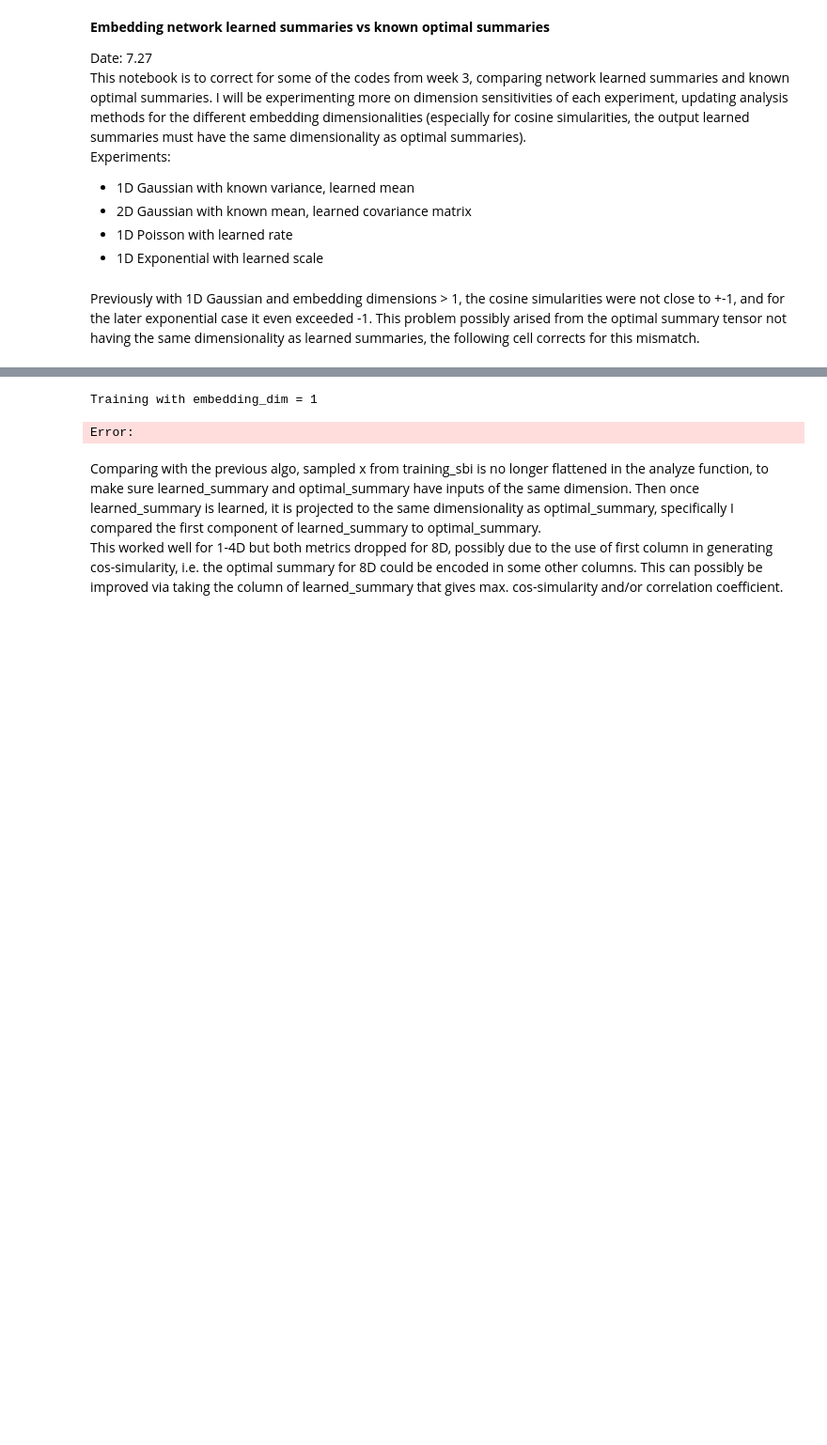
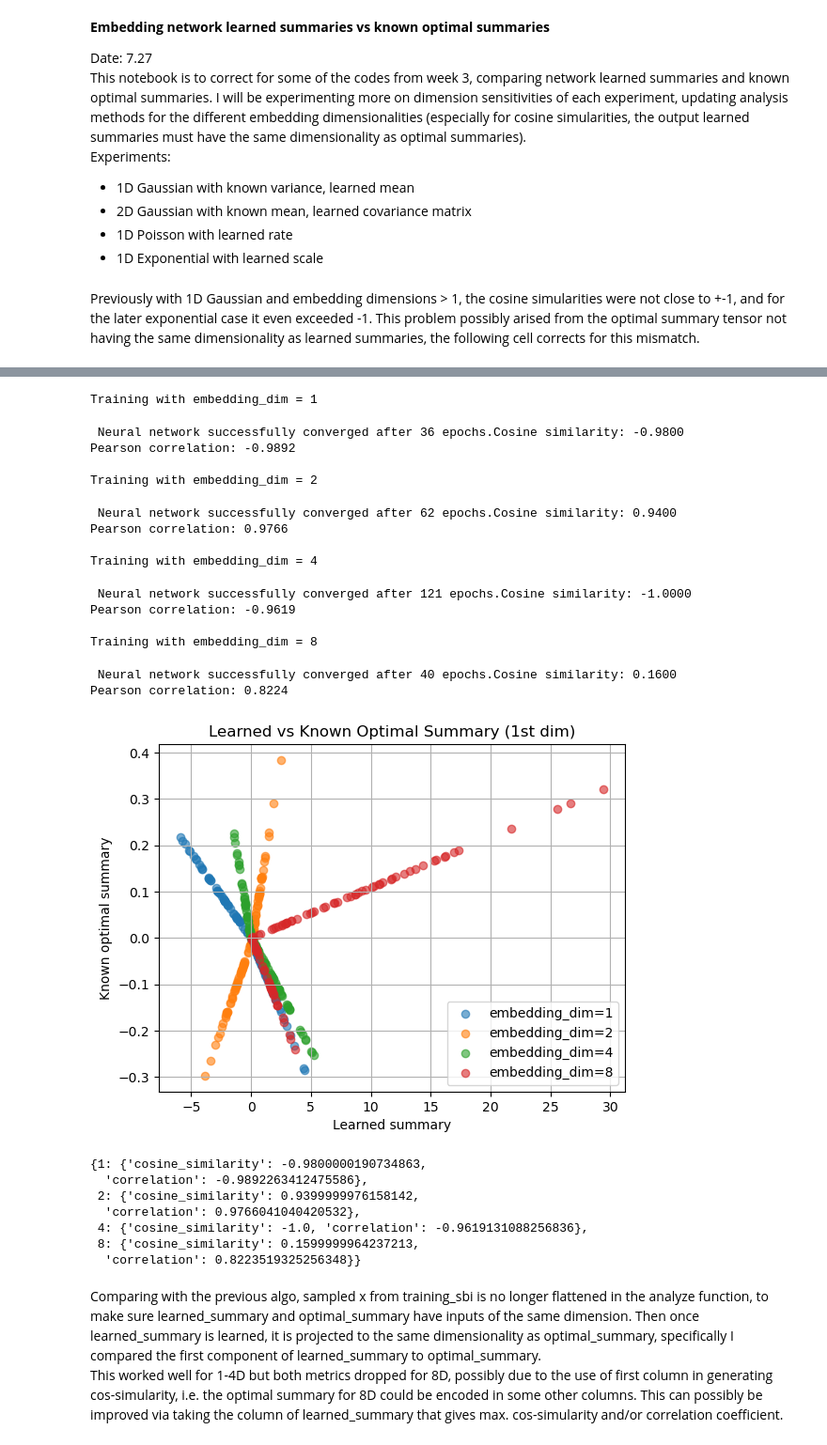
Before and after one commit to james-alvey-42/sbi-features, a Jupyter notebook: notebooks/0727-embedding_network.ipynb, the cells around one changed output, grey strips where cells are left out. Shown at 94% size. Drawn from its saved outputs; the diff is of its cells as text; code cells hidden in the pictures; blank space fills up the shorter version.

```diff
--- a/notebooks/0727-embedding_network.ipynb
+++ b/notebooks/0727-embedding_network.ipynb
@@ -99,47 +101,68 @@ class analyze_embeddings:
 # %%
 # experiment
 def gaussian_mean_experiment():
     def optimal_summary(x):
         return x.mean(dim=1, keepdim=True)
 
     embedding_dims = [1, 2, 4, 8]
     results = {}
 
     for dim_embed in embedding_dims:
         print(f"\nTraining with embedding_dim = {dim_embed}")
         embed_net = embedding_network(input_dim=n_obs, embedding_dim=dim_embed)
         posterior, net, theta, x = train_sbi(embed_net, num_simulations=n_obs, prior=prior)
 
         analysis = analyze_embeddings(net, x[:100], optimal_summary)
         results[dim_embed] = {
             "cosine_similarity": analysis.cosine_similarity,
             "correlation": analysis.correlation
         }
 
-    #     # visualise just the first component of the summaries
-    #     learned = analysis.learned_summary.detach()[:, 0]
-    #     known = analysis.optimal_summary.detach()[:, 0]
+        # visualise just the first component of the summaries
+        learned = analysis.learned_summary.detach()[:, 0]
+        known = analysis.optimal_summary.detach()[:, 0]
 
-    #     plt.scatter(
-    #         learned.numpy(),
-    #         known.numpy(),
-    #         alpha=0.6,
-    #         label=f"embedding_dim={dim_embed}"
-    #     )
+        plt.scatter(
+            learned.numpy(),
+            known.numpy(),
+            alpha=0.6,
+            label=f"embedding_dim={dim_embed}"
+        )
 
-    # plt.xlabel("Learned summary")
-    # plt.ylabel("Known optimal summary")
-    # plt.title("Learned vs Known Optimal Summary (1st dim)")
-    # plt.grid(True)
-    # plt.legend()
-    # plt.show()
+    plt.xlabel("Learned summary")
+    plt.ylabel("Known optimal summary")
+    plt.title("Learned vs Known Optimal Summary (1st dim)")
+    plt.grid(True)
+    plt.legend()
+    plt.show()
 
     return results
 
 gaussian_mean_experiment()
 # %% [output]
 Training with embedding_dim = 1
-Error:
+ Neural network successfully converged after 36 epochs.Cosine similarity: -0.9800
+Pearson correlation: -0.9892
+
+Training with embedding_dim = 2
+ Neural network successfully converged after 62 epochs.Cosine similarity: 0.9400
+Pearson correlation: 0.9766
+
+Training with embedding_dim = 4
+ Neural network successfully converged after 121 epochs.Cosine similarity: -1.0000
+Pearson correlation: -0.9619
+
+Training with embedding_dim = 8
+ Neural network successfully converged after 40 epochs.Cosine similarity: 0.1600
+Pearson correlation: 0.8224
+[figure, added]
+{1: {'cosine_similarity': -0.9800000190734863,
+  'correlation': -0.9892263412475586},
+ 2: {'cosine_similarity': 0.9399999976158142,
+  'correlation': 0.9766041040420532},
+ 4: {'cosine_similarity': -1.0, 'correlation': -0.9619131088256836},
+ 8: {'cosine_similarity': 0.1599999964237213,
+  'correlation': 0.8223519325256348}}
 # %% [markdown]
 Comparing with the previous algo, sampled x from training_sbi is no longer flattened in the analyze function, to make sure learned_summary and optimal_summary have inputs of the same dimension. Then once learned_summary is learned, it is projected to the same dimensionality as optimal_summary, specifically I compared the first component of learned_summary to optimal_summary. \
 This worked well for 1-4D but both metrics dropped for 8D, possibly due to the use of first column in generating cos-simularity, i.e. the optimal summary for 8D could be encoded in some other columns. This can possibly be improved via taking the column of learned_summary that gives max. cos-simularity and/or correlation coefficient.
```
Also changed, not shown: parts of 1 cell of this notebook, 1 other file.
